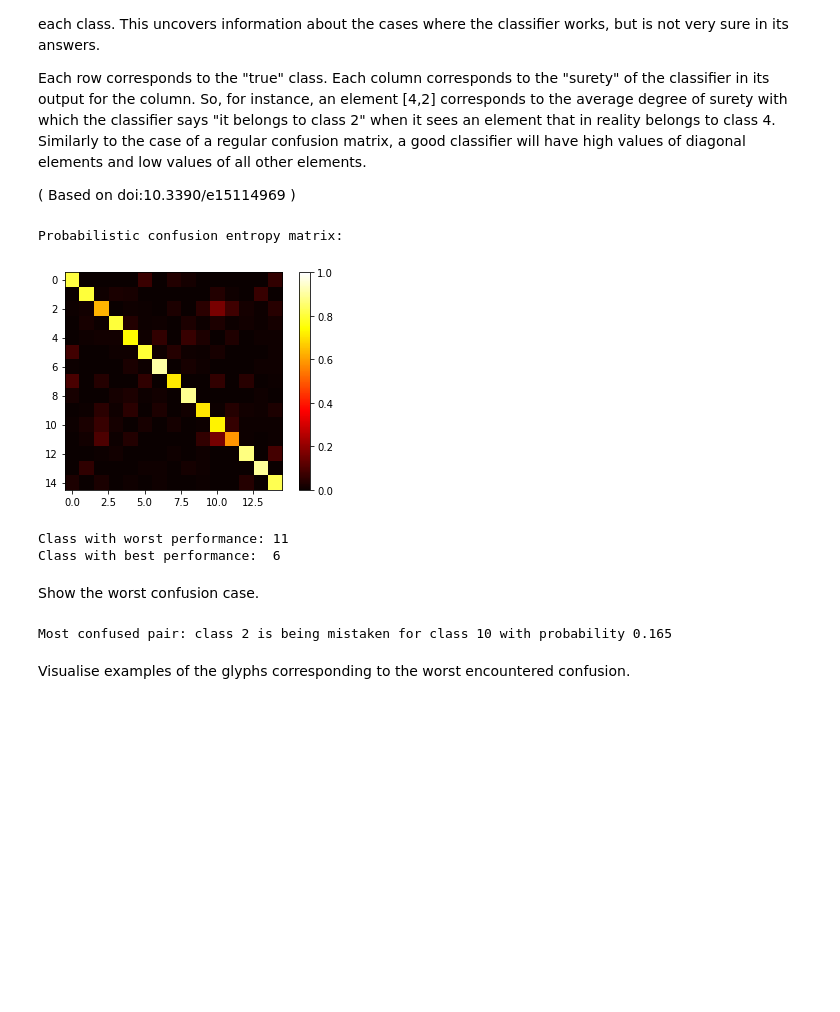
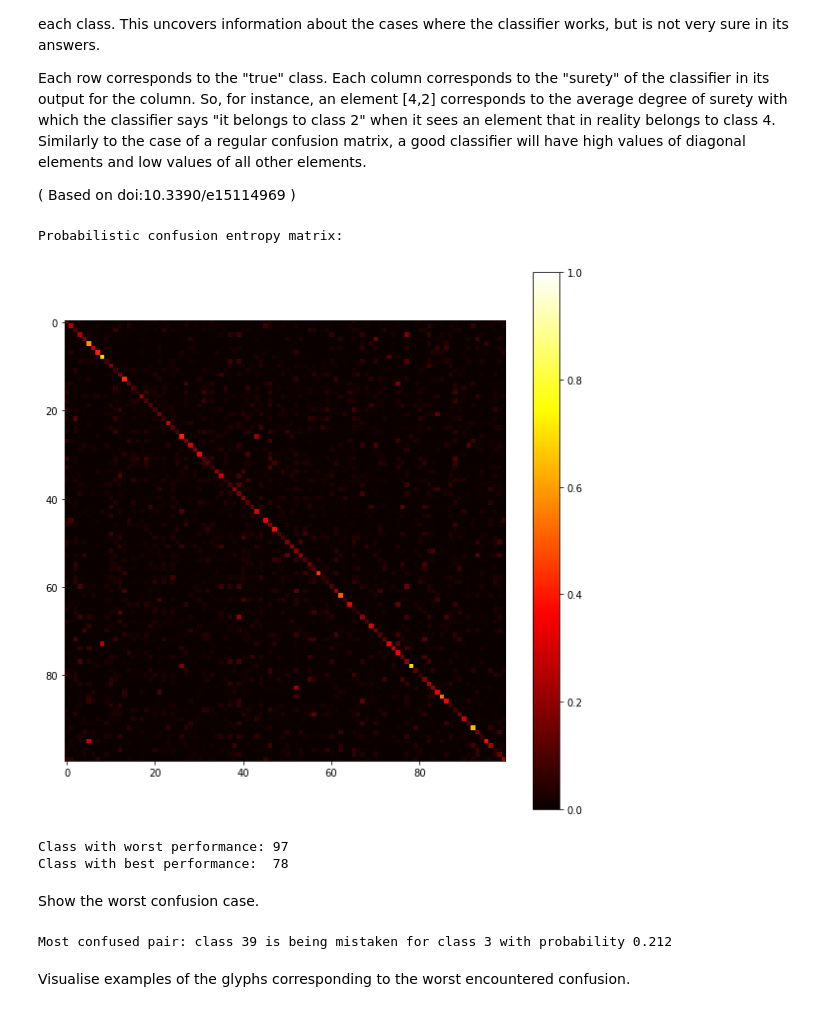
Before and after one commit to alexdukhno/littleglyphs, a Jupyter notebook: notebooks/littleglyphs-example.ipynb, the cells around one changed output. Saved outputs shown, nothing was run; the diff lists cells and outputs as text; code cells hidden in the pictures; blank space fills up the shorter version.

```diff
--- a/notebooks/littleglyphs-example.ipynb
+++ b/notebooks/littleglyphs-example.ipynb
@@ -35,7 +44,7 @@ np.random.seed(random_seed)
 # %% [markdown]
 Generate a glyph _alphabet_ (an array of glyphs each belonging to a unique _category_). From it, making a set of glyphs with slightly different strokes (glyph _permutations_), produce images, then use a set of transformations (_distortions_) on those images to produce glyph _variations_.
 # %%
-N_glyphs_in_alphabet = 15
+N_glyphs_in_alphabet = 100
 
 N_bezier_features = 0
 N_line_features = 0
@@ -46,11 +55,11 @@ N_multipoint_bezier_features = 1
 multipoint_bezier_feature_N_points = 3
 
 N_glyph_permutations = 20
-permutation_strength = 0.05
+permutation_strength = 0.08
 
 imgsize = 16
 
-N_glyph_raster_distortions = 30
+N_glyph_raster_distortions = 10
 rotat_distort_max = np.pi / 8
 shear_distort_max = np.pi / 8
 scale_distort_max = 0.25
@@ -175,0 +187,3 @@ X_cv    matrix shape: (1800, 16, 16); Y_cv    matrix shape: (1800, 15)
+# %%
+naive_classifier = lilgcls.DistanceMetricClassifier(N_classes, imgsize, lilgcls.image_distance_euclidean)
+naive_classifier.train(X_train,Y_train)
@@ -284,21 +325,22 @@ Similarly to the case of a regular confusion matrix, a good classifier will have
 # %%
 prob_conf_ent_matrix = lilgcls.prob_conf_ent_matrix(Y_test,Y_predicted,N_classes)
 
 worst_class_index = np.diagonal(prob_conf_ent_matrix).argmin()
 best_class_index =  np.diagonal(prob_conf_ent_matrix).argmax()
 
 print('Probabilistic confusion entropy matrix:')
 #print(np.around(prob_conf_ent_matrix,decimals=3))
+plt.figure(figsize = (10,10))
 plt.imshow(prob_conf_ent_matrix, vmin=0, vmax=1, cmap='hot')
 plt.colorbar()
 plt.show()
 print('Class with worst performance: '+str(worst_class_index))
 print('Class with best performance:  '+str(best_class_index))
 # %% [output]
 Probabilistic confusion entropy matrix:
-[figure, old version]
+[figure, new version]
-Class with worst performance: 11
-Class with best performance:  6
+Class with worst performance: 97
+Class with best performance:  78
 # %% [markdown]
 Show the worst confusion case.
 # %%
@@ -317,7 +359,7 @@ print('Most confused pair: class '
       +str(np.around(prob_conf_ent_matrix_nodiag[worst_confusion_index],decimals=3))
      )
 # %% [output]
-Most confused pair: class 2 is being mistaken for class 10 with probability 0.165
+Most confused pair: class 39 is being mistaken for class 3 with probability 0.212
 # %% [markdown]
 Visualise examples of the glyphs corresponding to the worst encountered confusion.
 # %%
```
Also changed, not shown: parts of 24 cells of this notebook, 8 other files.
